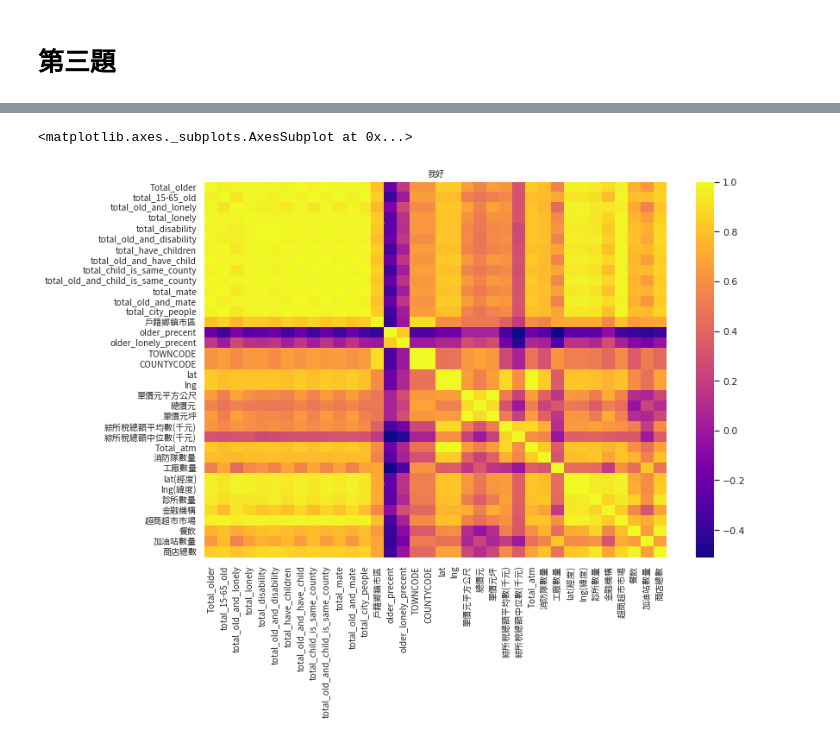
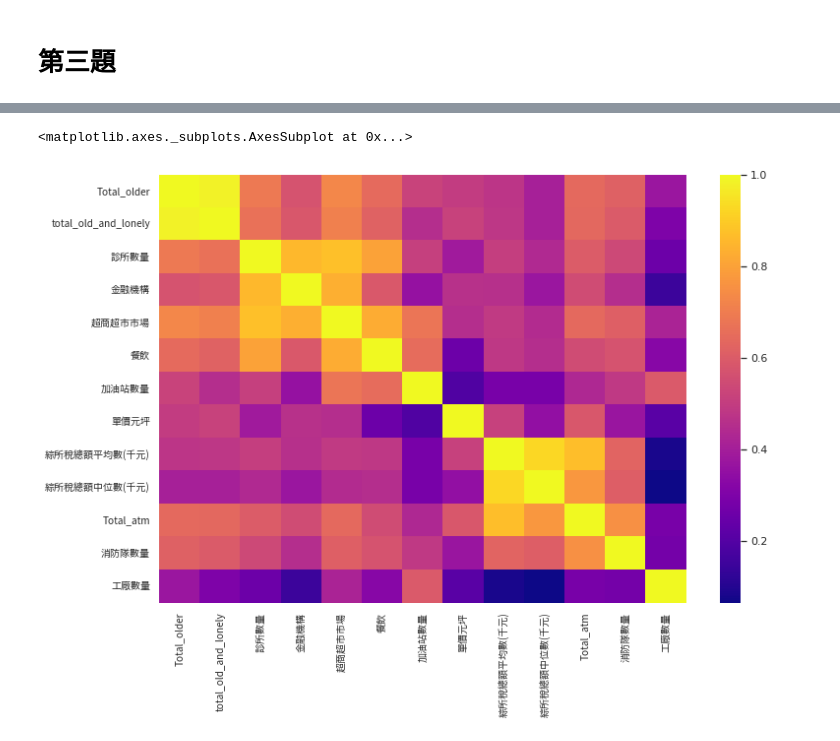
Before and after one commit to yee23456/AI_problem_analysis, a Jupyter notebook: 作業二_沈睿朋.ipynb, the cells around one changed output, grey strips where cells are left out. Drawn from its saved outputs; the diff is of its cells as text; code cells hidden in the pictures.

```diff
--- a/作業二_沈睿朋.ipynb
+++ b/作業二_沈睿朋.ipynb
@@ -192,9 +240,11 @@ city_6(city_OLP,'綜所稅總額平均數(千元)',[i for i in range(22) if i no
 # %%
 sns.set(font=myfont.get_name())
-plt.title('我好',fontproperties=myfont)
+pairlist=['Total_older','total_old_and_lonely','診所數量', '金融機構',
+       '超商超市市場', '餐飲', '加油站數量', '單價元坪', '綜所稅總額平均數(千元)',
+       '綜所稅總額中位數(千元)', 'Total_atm', '消防隊數量', '工廠數量']
 plt.xticks(fontproperties=myfont)
 plt.yticks(fontproperties=myfont)
-sns.heatmap(city_OLP.iloc[:,1:].corr(),annot=False,cmap='plasma')
+sns.heatmap(data[pairlist].corr(),annot=False,cmap='plasma')
 # %% [output]
 <matplotlib.axes._subplots.AxesSubplot at 0x...>
-[figure, old version]
+[figure, new version]
```
Also changed, not shown: parts of 3 cells of this notebook.
